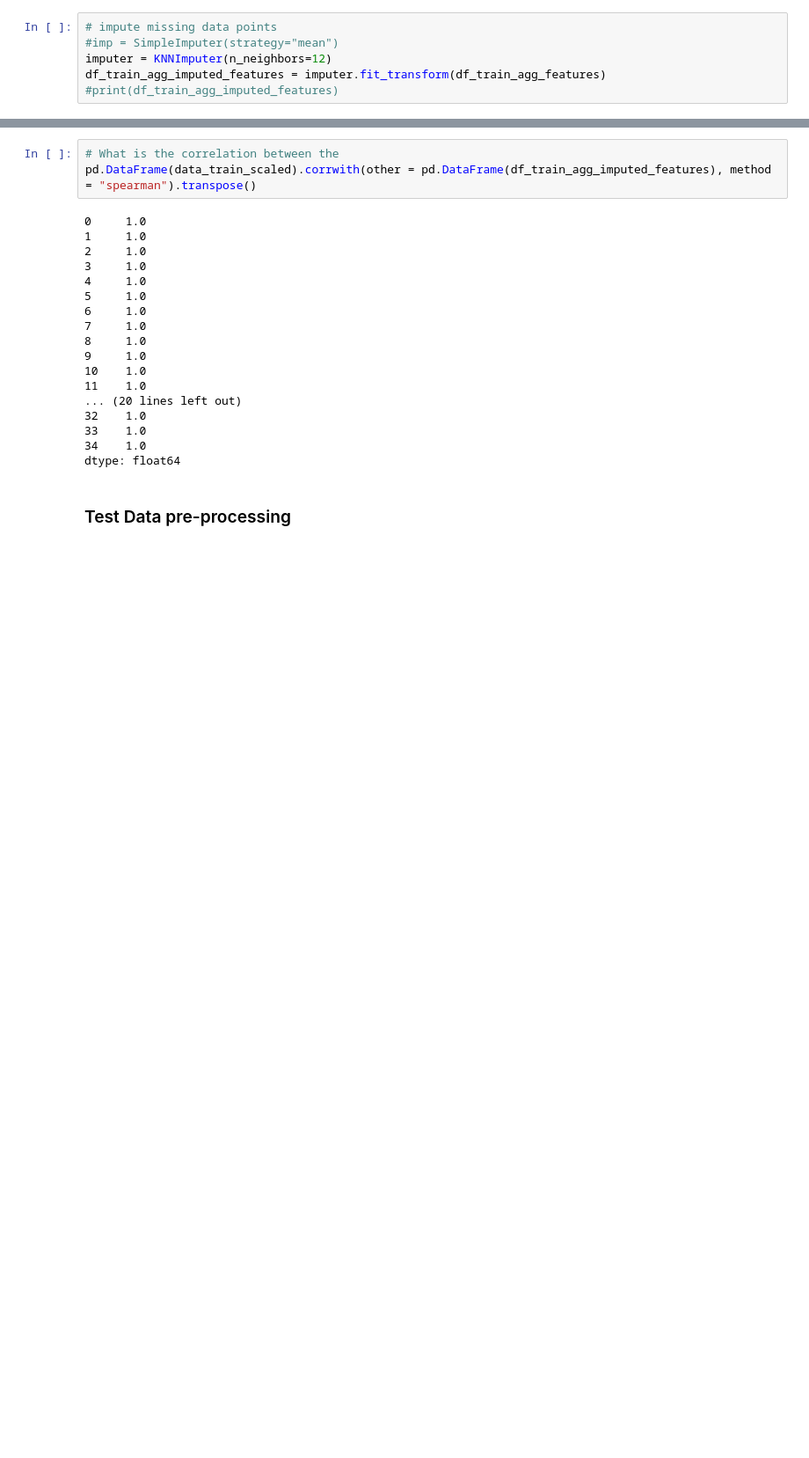
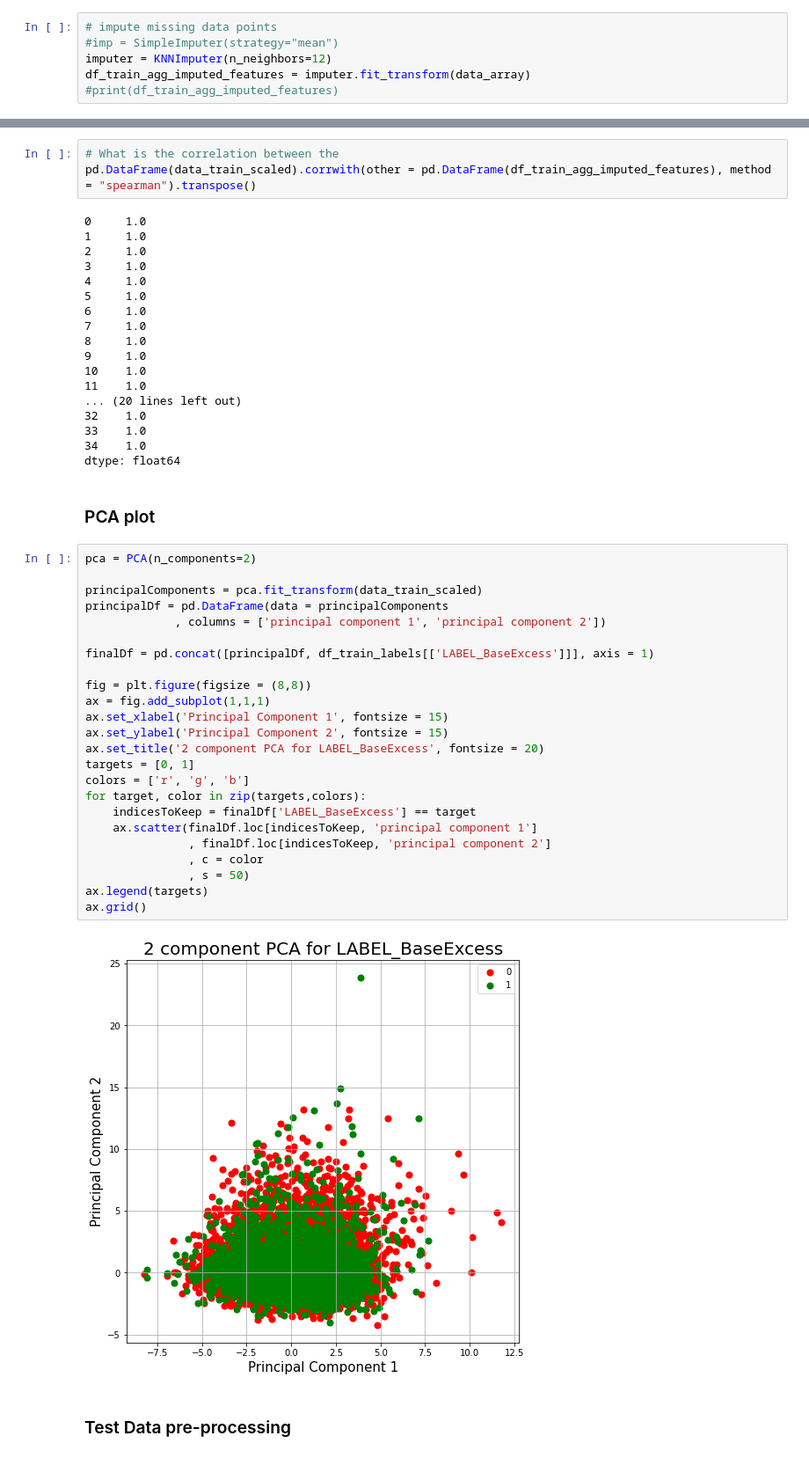
Before and after one commit to Ahmadrezauf/IntroToML, a Jupyter notebook: task_2/Ldt_task2.ipynb, the cells around one changed output, grey strips where cells are left out. Shown at 88% size. Drawn from its saved outputs; the diff is of its cells as text; blank space fills up the shorter version.

```diff
--- a/task_2/Ldt_task2.ipynb
+++ b/task_2/Ldt_task2.ipynb
@@ -199,7 +216,7 @@ df_train_agg_features = df_train_aggregate_features.drop(['Time'], axis = 1)
 # impute missing data points
 #imp = SimpleImputer(strategy="mean")
 imputer = KNNImputer(n_neighbors=12)
-df_train_agg_imputed_features = imputer.fit_transform(df_train_agg_features)
+df_train_agg_imputed_features = imputer.fit_transform(data_array)
 #print(df_train_agg_imputed_features)
 # %%
 # scale the data
@@ -244,6 +261,34 @@ pd.DataFrame(data_train_scaled).corrwith(other = pd.DataFrame(df_train_agg_imput
 33    1.0
 34    1.0
 dtype: float64
+# %% [markdown]
+### PCA plot
+# %%
+pca = PCA(n_components=2)
+
+principalComponents = pca.fit_transform(data_train_scaled)
+principalDf = pd.DataFrame(data = principalComponents
+             , columns = ['principal component 1', 'principal component 2'])
+
+finalDf = pd.concat([principalDf, df_train_labels[['LABEL_BaseExcess']]], axis = 1)
+
+fig = plt.figure(figsize = (8,8))
+ax = fig.add_subplot(1,1,1)
+ax.set_xlabel('Principal Component 1', fontsize = 15)
+ax.set_ylabel('Principal Component 2', fontsize = 15)
+ax.set_title('2 component PCA for LABEL_BaseExcess', fontsize = 20)
+targets = [0, 1]
+colors = ['r', 'g', 'b']
+for target, color in zip(targets,colors):
+    indicesToKeep = finalDf['LABEL_BaseExcess'] == target
+    ax.scatter(finalDf.loc[indicesToKeep, 'principal component 1']
+               , finalDf.loc[indicesToKeep, 'principal component 2']
+               , c = color
+               , s = 50)
+ax.legend(targets)
+ax.grid()
+# %% [output]
+[figure, added]
 # %% [markdown]
 ### Test Data pre-processing
 # %%
```
Also changed, not shown: parts of 8 cells of this notebook.
